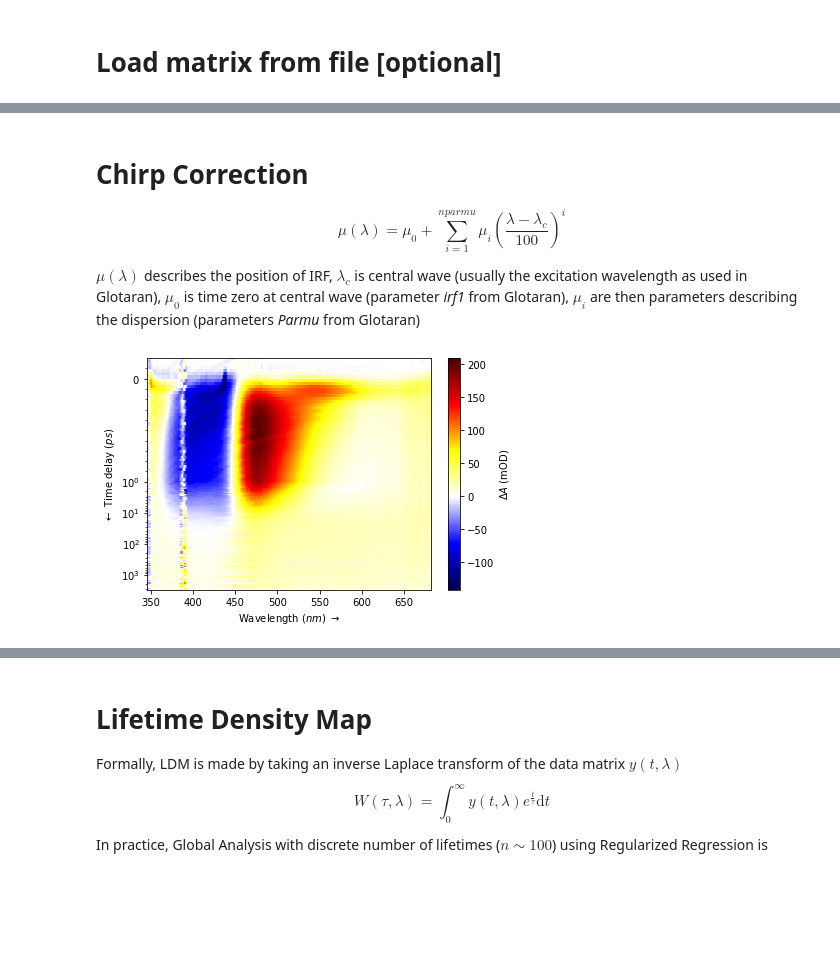
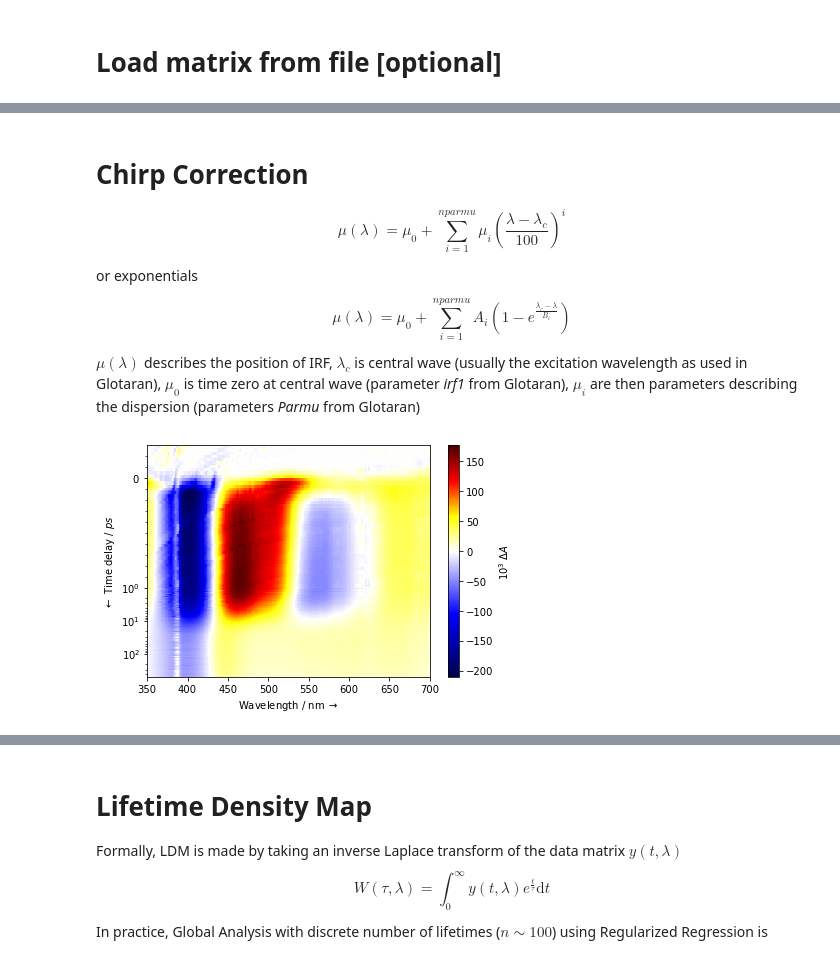
Before and after one commit to dmadea/Jupyter-Tutorials, a Jupyter notebook: Femto + LDM/Data_loader.ipynb, the cells around one changed output, grey strips where cells are left out. Drawn from its saved outputs; the diff is of its cells as text; code cells hidden in the pictures; blank space fills up the shorter version.

```diff
--- a/Femto + LDM/Data_loader.ipynb
+++ b/Femto + LDM/Data_loader.ipynb
@@ -111,12 +124,18 @@ plot_data(final_data, D_mul_factor=1e3, symlog=True, z_lim=(-50, None), t_lim=(N
 # %% [markdown]
 # Load matrix from file [optional]
 # %%
+from matplotlib.ticker import *
 ### ! CHANGE THE FILENAME OF YOUR DATA HERE !
-fname = '2019_03_26_E isomer_MeOH_With Filter.csv'
+path = r'C:\Users\Dominik\Documents\MUNI\Organic Photochemistry\Projects\2019-Bilirubin project\TS\Femto' + '\\'
 
-data = Data(fname, delimiter=',', skiprows=0, t_axis_mul=1, transpose=True)
+fname = '2020_01_23_Z1st_MeOH-SVD-corr.txt'
+fnam_fit = '2020_01_23_Z1st_MeOH-SVD-corr-D_FIT.txt'
 
 
-plot_data(data, D_mul_factor=1e3, symlog=True, z_lim=(None, None), t_lim=(None, None), w_lim=(350, None), fig_size=(6, 4),
-          cmap='diverging', t_unit='$ps$', title='', filepath=None, dpi=500, linthresh=1, linscale=1)
+data = Data(path + fname, delimiter='\t', skiprows=0, t_axis_mul=1, transpose=True)
+data_fit = Data(path + fnam_fit, delimiter='\t', skiprows=0, t_axis_mul=1, transpose=True)
+
+
+plot_data(data, D_mul_factor=1e3, symlog=True, z_lim=(None, None), t_lim=(0.5, None), w_lim=(350, None), fig_size=(6, 4),
+          cmap='diverging', t_unit='$ps$', title='', filepath=None, dpi=500, linthresh=3, linscale=2, y_major_formatter=ScalarFormatter())
 # %% [output]
@@ -126,17 +170,22 @@ plot_data(data, D_mul_factor=1e3, symlog=True, z_lim=(None, None), t_lim=(None,
 
 $$\mu(\lambda) = \mu_0 + \sum_{i=1}^{nparmu}\mu_i\left(\frac{\lambda - \lambda_c}{100}\right)^i$$
 
+or exponentials
+
+$$\mu(\lambda) = \mu_0 + \sum_{i=1}^{nparmu}A_i\left(1-e^{\frac{\lambda_c - \lambda}{B_i}}\right)$$
+
 $\mu(\lambda)$ describes the position of IRF, $\lambda_c$ is central wave (usually the excitation wavelength as used in Glotaran), $\mu_0$ is time zero at central wave (parameter *irf1* from Glotaran), $\mu_i$ are then parameters describing the dispersion (parameters *Parmu* from Glotaran)
 # %%
 # change the coefficients describing the chirp (from Glotaran fit)
 
-# muZ = (0.638557, 0.376712, -0.0702227)
-muE = (0.562611, 0.678523, -0.328499, 0.0581754)
+muZ = (1.2859809, 0.54342, -0.2106254, 0.031334218)
+# muE = (0.562611, 0.678523, -0.328499, 0.0581754)
 # muHL = (2.61354, 0.241128, -0.0408067)
 
-data_ch = chirp_correct(data, 388, mu=muE, time_offset=0.2)
+data_ch = chirp_correct(data, 388, mu=muZ, time_offset=0.3)
+data_ch_fit = chirp_correct(data_fit, 388, mu=muZ, time_offset=0.3)
 
 plot_data(data_ch, D_mul_factor=1e3, symlog=True, z_lim=(None, None), t_lim=(None, None), w_lim=(None, None), fig_size=(6, 4),
-          cmap='diverging', t_unit='$ps$', title='', filepath=None, dpi=500, linthresh=1, linscale=3)
+          cmap='diverging', t_unit='$ps$', title='', filepath=None, dpi=500, linthresh=1, linscale=3, z_unit='$10^3\ \Delta A$')
 # %% [output]
-[figure, old version]
+[figure, new version]
```
Also changed, not shown: parts of 21 cells of this notebook, 4 other files.
